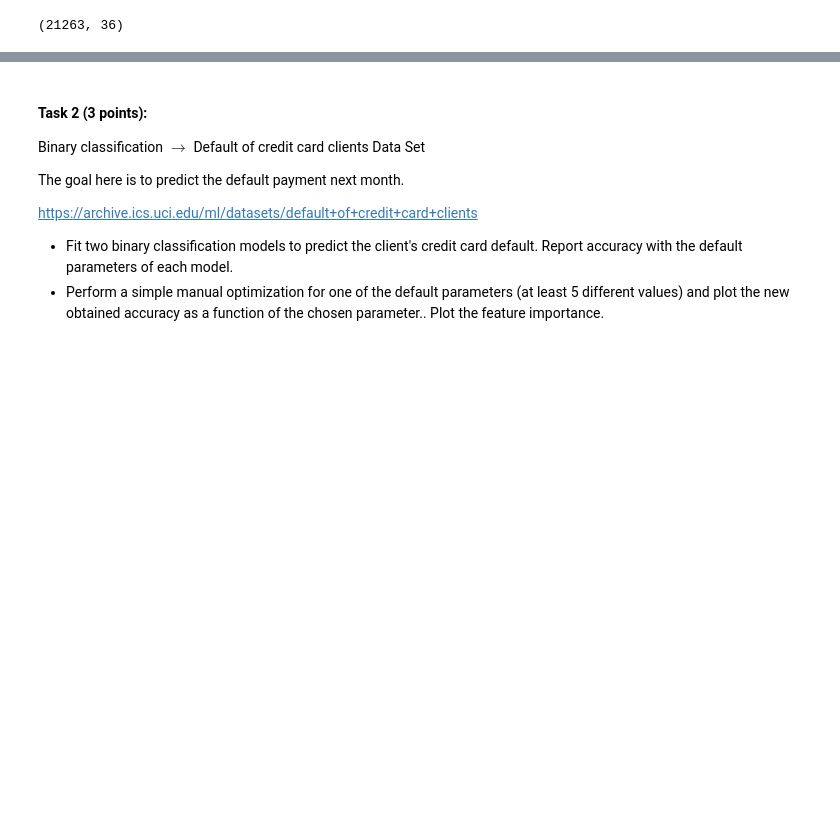
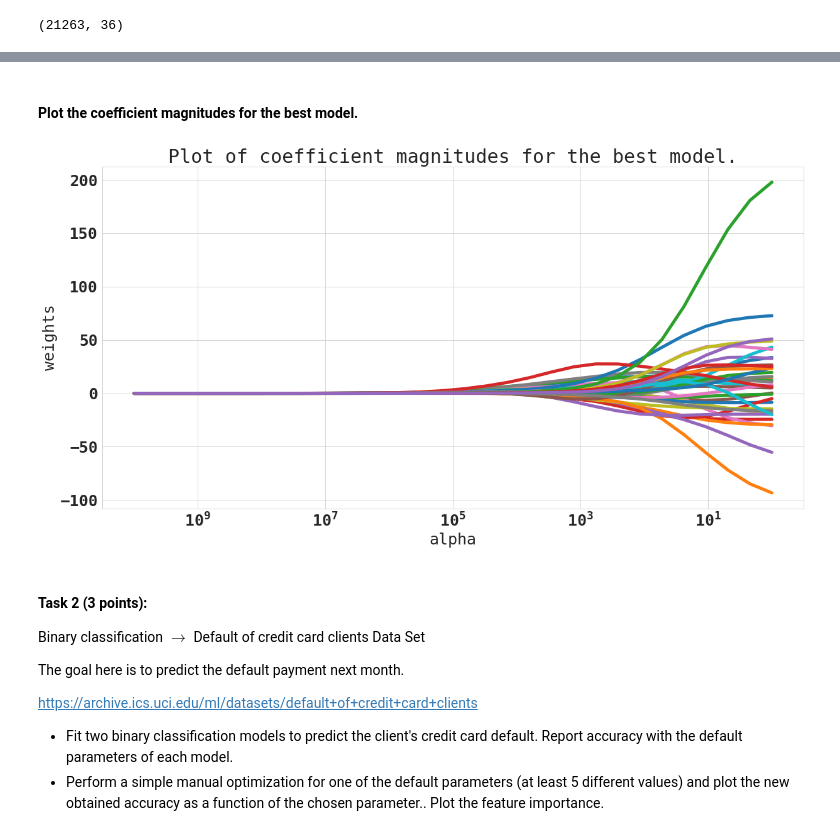
Before and after one commit to packetech/Arcada-BDA, a Jupyter notebook: Assignment_1.ipynb, the cells around one changed output, grey strips where cells are left out. Cells and saved outputs as stored; diff of their text form; code cells hidden in the pictures; blank space fills up the shorter version.

```diff
--- a/Assignment_1.ipynb
+++ b/Assignment_1.ipynb
@@ -266,3 +338,18 @@ plot_lasso()
+# %% [markdown]
+#### Plot the coefficient magnitudes for the best model.
+# %%
+ax = plt.gca()
+
+ax.plot(alphas, coefs)
+ax.set_xscale("log")
+ax.set_xlim(ax.get_xlim()[::-1])  # reverse axis
+plt.xlabel("alpha")
+plt.ylabel("weights")
+plt.title("Plot of coefficient magnitudes for the best model.")
+plt.axis("tight")
+plt.show()
+# %% [output]
+[figure, added]
 # %% [markdown]
 #### Task 2 (3 points):
 
```
Also changed, not shown: parts of 59 cells of this notebook.
